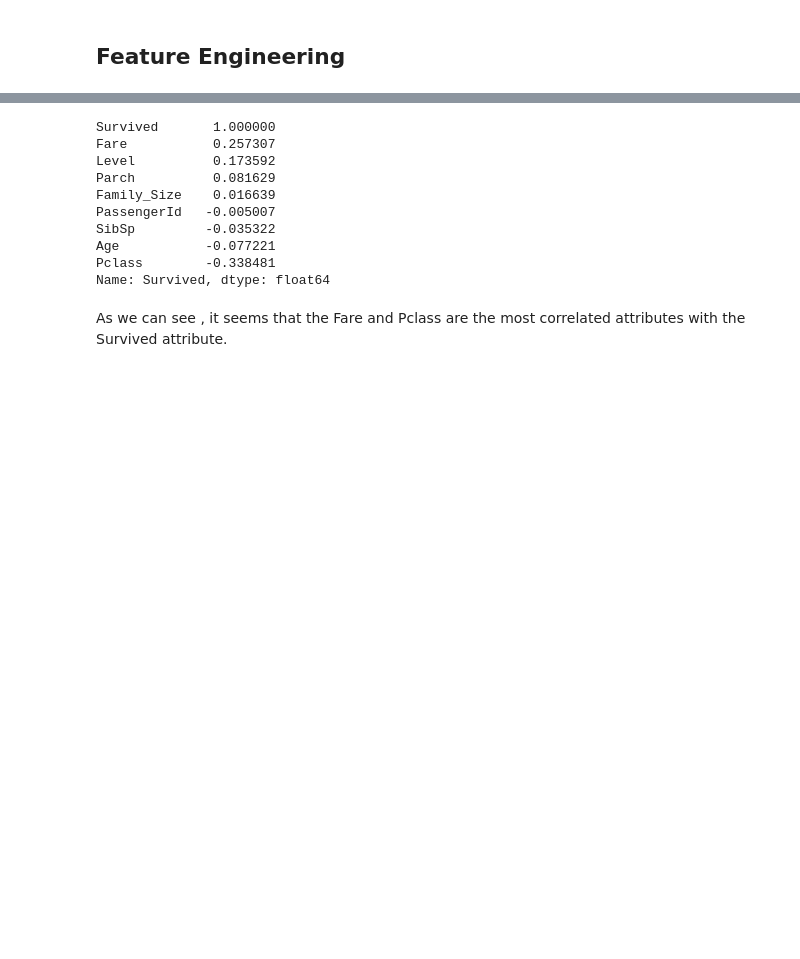
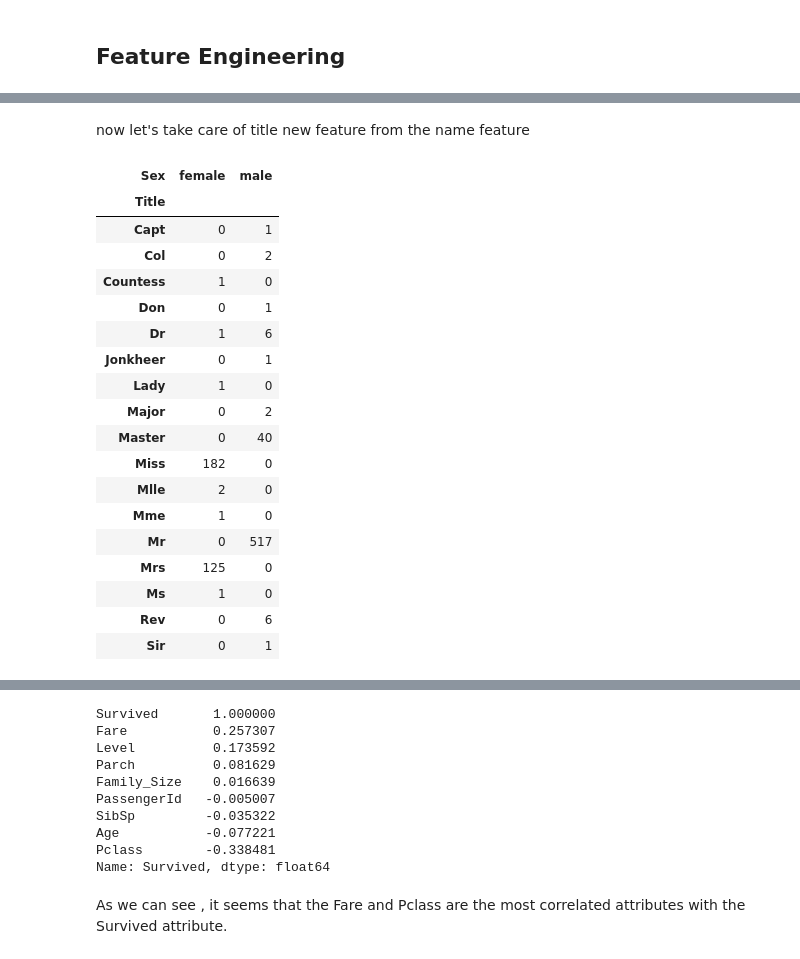
Before and after one commit to Chamiln17/Titanic_Disaster_Detection, a Jupyter notebook: Titanic.ipynb, the cells around one changed output, grey strips where cells are left out. Saved outputs shown, nothing was run; the diff lists cells and outputs as text; code cells hidden in the pictures; blank space fills up the shorter version.

```diff
--- a/Titanic.ipynb
+++ b/Titanic.ipynb
@@ -199,3 +215,31 @@ def feature_engineering (train, test):
 train_df = train.copy()
 test_df = test.copy()
 feature_engineering(train_df, test_df)
+# %% [markdown]
+now let's take care of title new feature from the name feature
+# %%
+combine = [train_df, test_df]
+#extract a title for each Name in the train and test datasets
+for dataset in combine:
+    dataset['Title'] = dataset.Name.str.extract(' ([A-Za-z]+)\.', expand=False)
+pd.crosstab(train['Title'], train['Sex'])
+# %% [output]
+| Sex | female | male |
+| Title |  |  |
+| Capt | 0 | 1 |
+| Col | 0 | 2 |
+| Countess | 1 | 0 |
+| Don | 0 | 1 |
+| Dr | 1 | 6 |
+| Jonkheer | 0 | 1 |
+| Lady | 1 | 0 |
+| Major | 0 | 2 |
+| Master | 0 | 40 |
+| Miss | 182 | 0 |
+| Mlle | 2 | 0 |
+| Mme | 1 | 0 |
+| Mr | 0 | 517 |
+| Mrs | 125 | 0 |
+| Ms | 1 | 0 |
+| Rev | 0 | 6 |
+| Sir | 0 | 1 |
```
Also changed, not shown: parts of 11 cells of this notebook, 2 other files.
